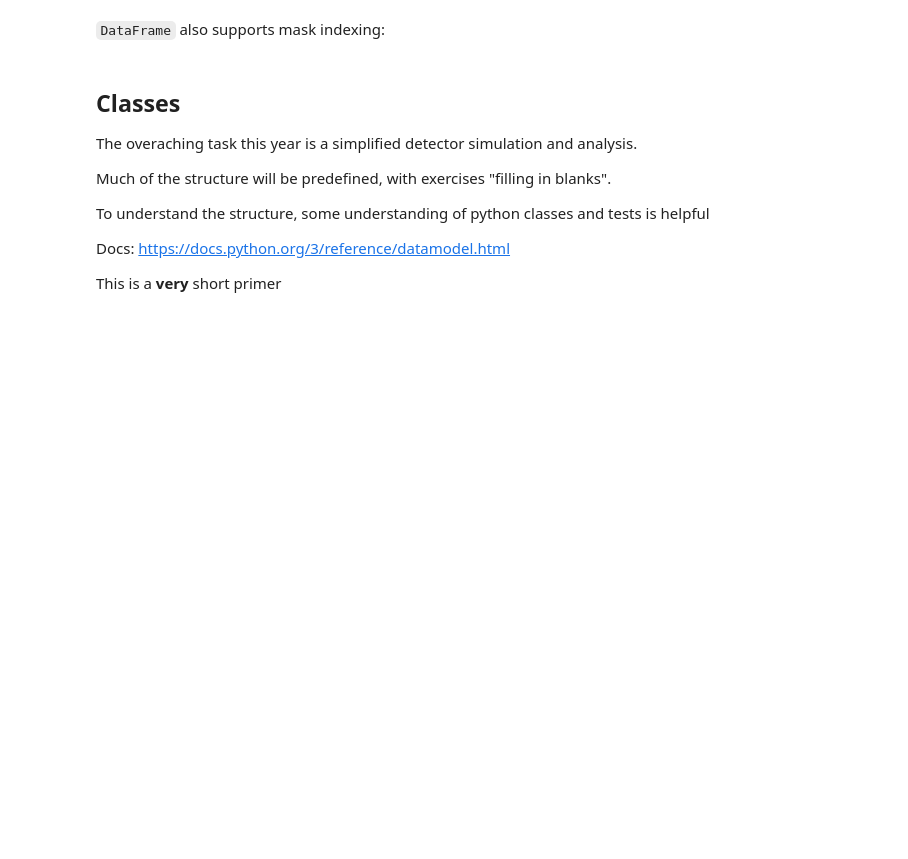
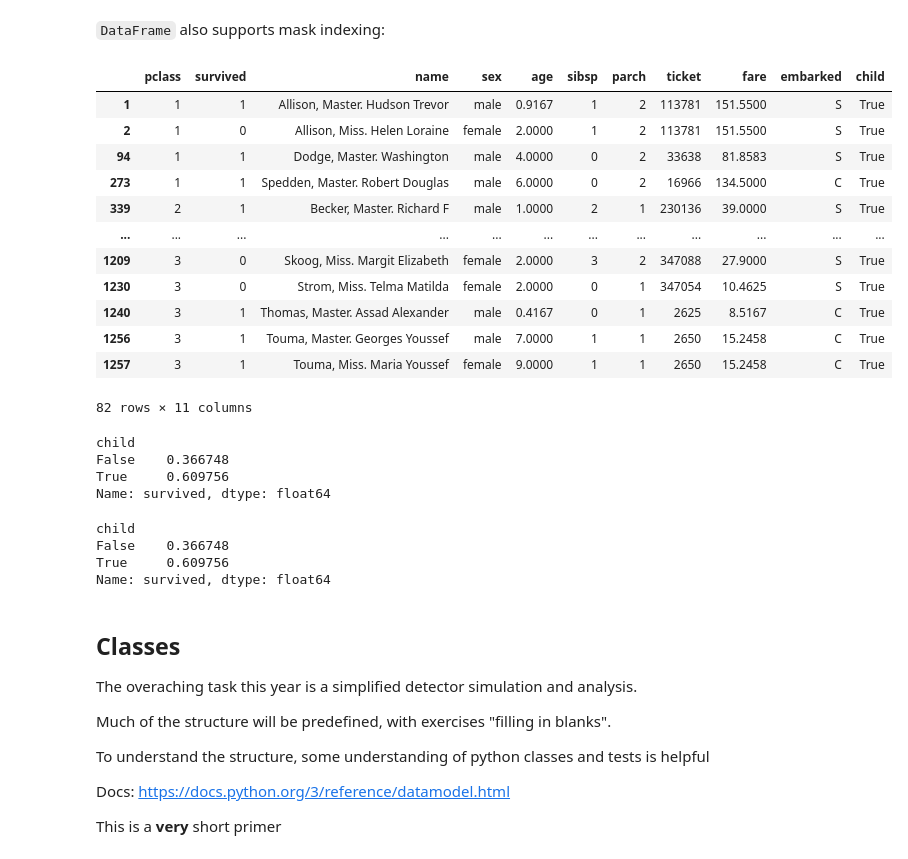
Before and after one commit to joeyko2706/SMD23, a Jupyter notebook: Blatt0/PythonHandsOn.ipynb, the cells around one changed output. Cells and saved outputs as stored; diff of their text form; code cells hidden in the pictures; blank space fills up the shorter version.

```diff
--- a/Blatt0/PythonHandsOn.ipynb
+++ b/Blatt0/PythonHandsOn.ipynb
@@ -700,11 +894,37 @@ df.groupby('sex')['survived'].agg('mean')
 # %% [markdown]
 `DataFrame` also supports mask indexing:
 # %%
-df['child'] = df['age'] < 9
+df['child'] = df['age'] < 10
 
 df[df['child']]
+# %% [output]
+|  | pclass | survived | name | sex | age | sibsp | parch | ticket | fare | embarked | child |
+| 1 | 1 | 1 | Allison, Master. Hudson Trevor | male | 0.9167 | 1 | 2 | 113781 | 151.5500 | S | True |
+| 2 | 1 | 0 | Allison, Miss. Helen Loraine | female | 2.0000 | 1 | 2 | 113781 | 151.5500 | S | True |
+| 94 | 1 | 1 | Dodge, Master. Washington | male | 4.0000 | 0 | 2 | 33638 | 81.8583 | S | True |
+| 273 | 1 | 1 | Spedden, Master. Robert Douglas | male | 6.0000 | 0 | 2 | 16966 | 134.5000 | C | True |
+| 339 | 2 | 1 | Becker, Master. Richard F | male | 1.0000 | 2 | 1 | 230136 | 39.0000 | S | True |
+| ... | ... | ... | ... | ... | ... | ... | ... | ... | ... | ... | ... |
+| 1209 | 3 | 0 | Skoog, Miss. Margit Elizabeth | female | 2.0000 | 3 | 2 | 347088 | 27.9000 | S | True |
+| 1230 | 3 | 0 | Strom, Miss. Telma Matilda | female | 2.0000 | 0 | 1 | 347054 | 10.4625 | S | True |
+| 1240 | 3 | 1 | Thomas, Master. Assad Alexander | male | 0.4167 | 0 | 1 | 2625 | 8.5167 | C | True |
+| 1256 | 3 | 1 | Touma, Master. Georges Youssef | male | 7.0000 | 1 | 1 | 2650 | 15.2458 | C | True |
+| 1257 | 3 | 1 | Touma, Miss. Maria Youssef | female | 9.0000 | 1 | 1 | 2650 | 15.2458 | C | True |
+82 rows × 11 columns
+# %%
+df.groupby('child').survived.mean()
+# %% [output]
+child
+False    0.366748
+True     0.609756
+Name: survived, dtype: float64
 # %%
 df.groupby('child').survived.mean()
+# %% [output]
+child
+False    0.366748
+True     0.609756
+Name: survived, dtype: float64
 # %% [markdown]
 ## Classes
 
```
Also changed, not shown: parts of 61 cells of this notebook, 3 other files.
